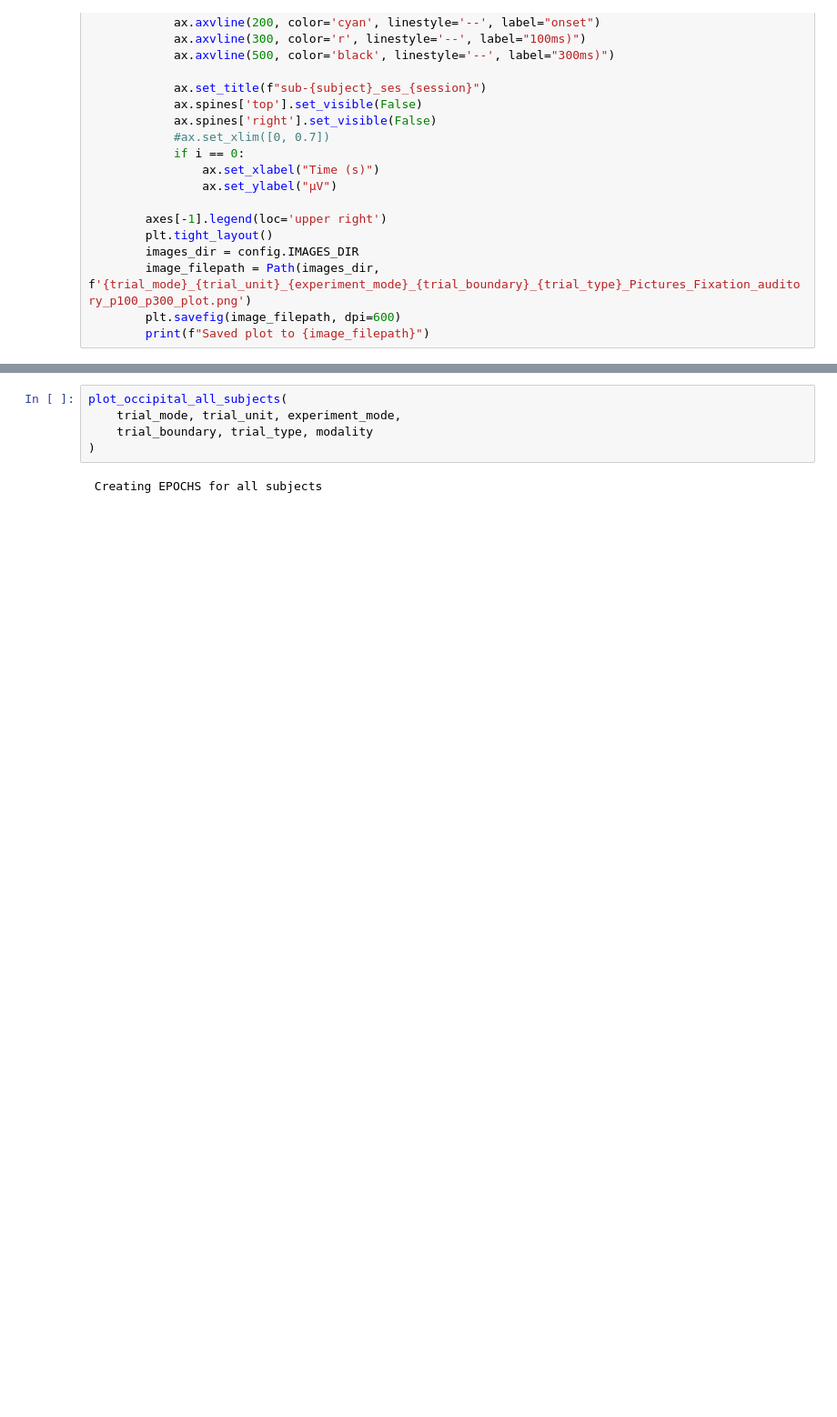
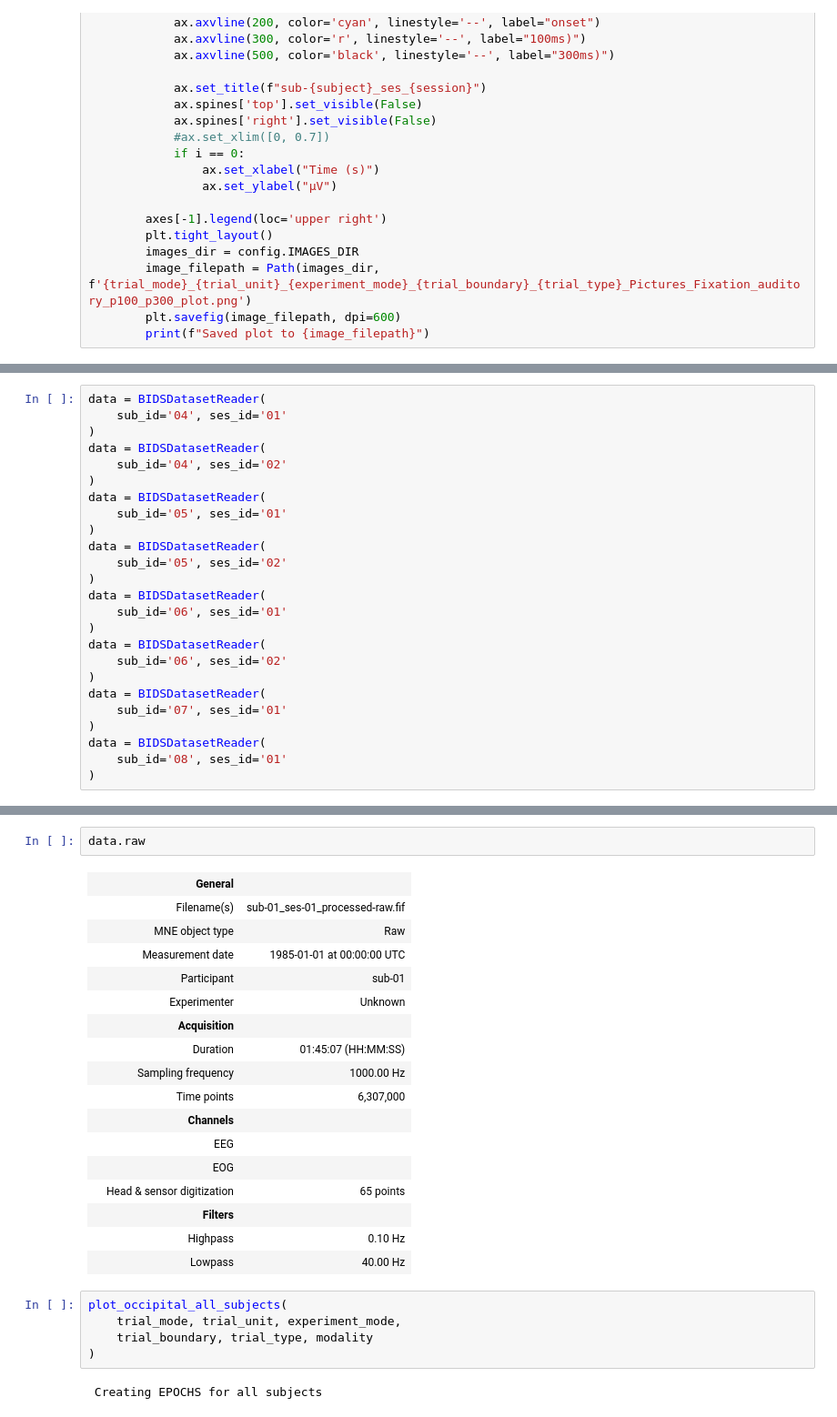
Before and after one commit to owaismujtaba/elsavier, a Jupyter notebook: auditory.ipynb, the cells around one changed output, grey strips where cells are left out. Shown at 91% size. Drawn from its saved outputs; the diff is of its cells as text; blank space fills up the shorter version.

```diff
--- a/auditory.ipynb
+++ b/auditory.ipynb
@@ -114,0 +104,25 @@ NameError: name 'create_epochs_for_all' is not defined
+# %%
+data = BIDSDatasetReader(
+    sub_id='04', ses_id='01'
+)
+data = BIDSDatasetReader(
+    sub_id='04', ses_id='02'
+)
+data = BIDSDatasetReader(
+    sub_id='05', ses_id='01'
+)
+data = BIDSDatasetReader(
+    sub_id='05', ses_id='02'
+)
+data = BIDSDatasetReader(
+    sub_id='06', ses_id='01'
+)
+data = BIDSDatasetReader(
+    sub_id='06', ses_id='02'
+)
+data = BIDSDatasetReader(
+    sub_id='07', ses_id='01'
+)
+data = BIDSDatasetReader(
+    sub_id='08', ses_id='01'
+)
@@ -115,3 +177,23 @@ NameError: name 'create_epochs_for_all' is not defined
+# %%
+data.raw
+# %% [output]
+|  | General |  |
+|  | Filename(s) | sub-01_ses-01_processed-raw.fif |
+|  | MNE object type | Raw |
+|  | Measurement date | 1985-01-01 at 00:00:00 UTC |
+|  | Participant | sub-01 |
+|  | Experimenter | Unknown |
+|  | Acquisition |  |
+|  | Duration | 01:45:07 (HH:MM:SS) |
+|  | Sampling frequency | 1000.00 Hz |
+|  | Time points | 6,307,000 |
+|  | Channels |  |
+|  | EEG |  |
+|  | EOG |  |
+|  | Head & sensor digitization | 65 points |
+|  | Filters |  |
+|  | Highpass | 0.10 Hz |
+|  | Lowpass | 40.00 Hz |
 # %%
 plot_occipital_all_subjects(
     trial_mode, trial_unit, experiment_mode,
```
Also changed, not shown: parts of 3 cells of this notebook, 6 other files.
